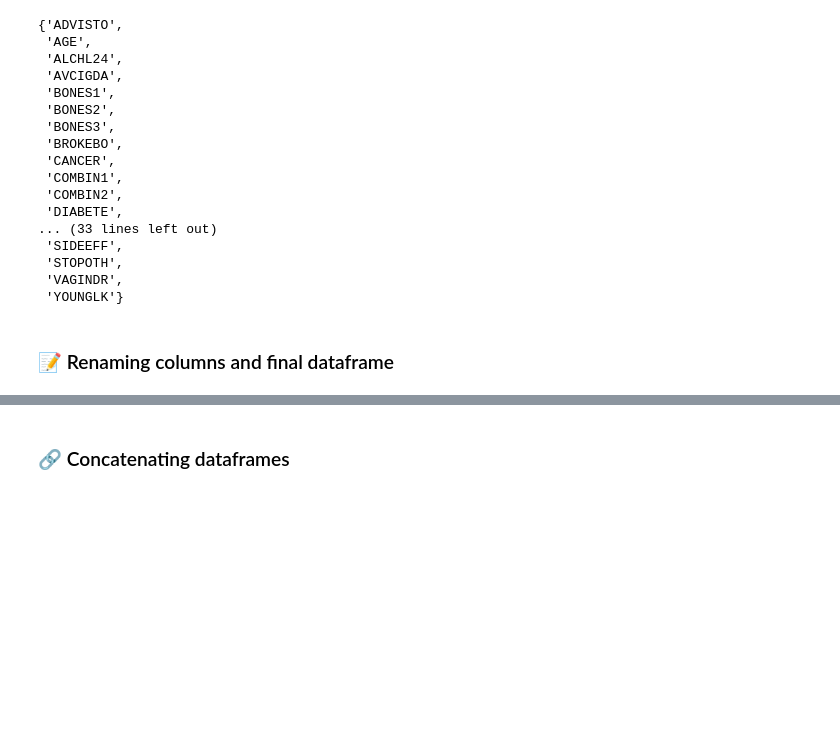
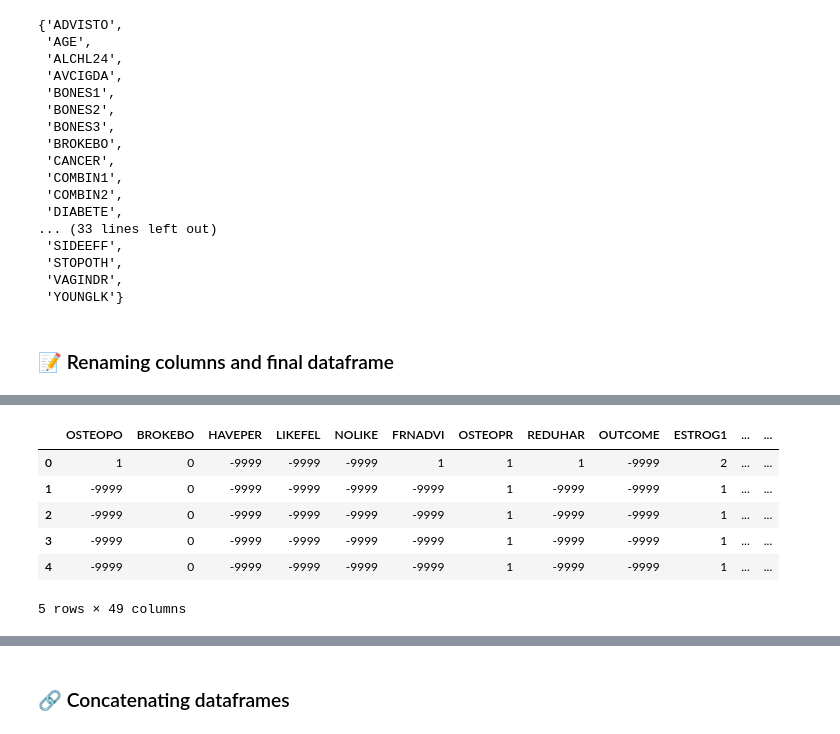
Before and after one commit to OrlolvareZ/menopaus-i-a, a Jupyter notebook: 02-variable-selection.ipynb, the cells around one changed output, grey strips where cells are left out. Cells and saved outputs as stored; diff of their text form; code cells hidden in the pictures; blank space fills up the shorter version.

```diff
--- a/02-variable-selection.ipynb
+++ b/02-variable-selection.ipynb
@@ -180,0 +230,10 @@ visit_dfs[1][list(selected_shared_variables)]
+# %%
+visit_dfs[1][list(selected_shared_variables)].head()
+# %% [output]
+|  | OSTEOPO | BROKEBO | HAVEPER | LIKEFEL | NOLIKE | FRNADVI | OSTEOPR | REDUHAR | OUTCOME | ESTROG1 | ... | ... |
+| 0 | 1 | 0 | -9999 | -9999 | -9999 | 1 | 1 | 1 | -9999 | 2 | ... | ... |
+| 1 | -9999 | 0 | -9999 | -9999 | -9999 | -9999 | 1 | -9999 | -9999 | 1 | ... | ... |
+| 2 | -9999 | 0 | -9999 | -9999 | -9999 | -9999 | 1 | -9999 | -9999 | 1 | ... | ... |
+| 3 | -9999 | 0 | -9999 | -9999 | -9999 | -9999 | 1 | -9999 | -9999 | 1 | ... | ... |
+| 4 | -9999 | 0 | -9999 | -9999 | -9999 | -9999 | 1 | -9999 | -9999 | 1 | ... | ... |
+5 rows × 49 columns
```
Also changed, not shown: parts of 21 cells of this notebook, 1 other file.
